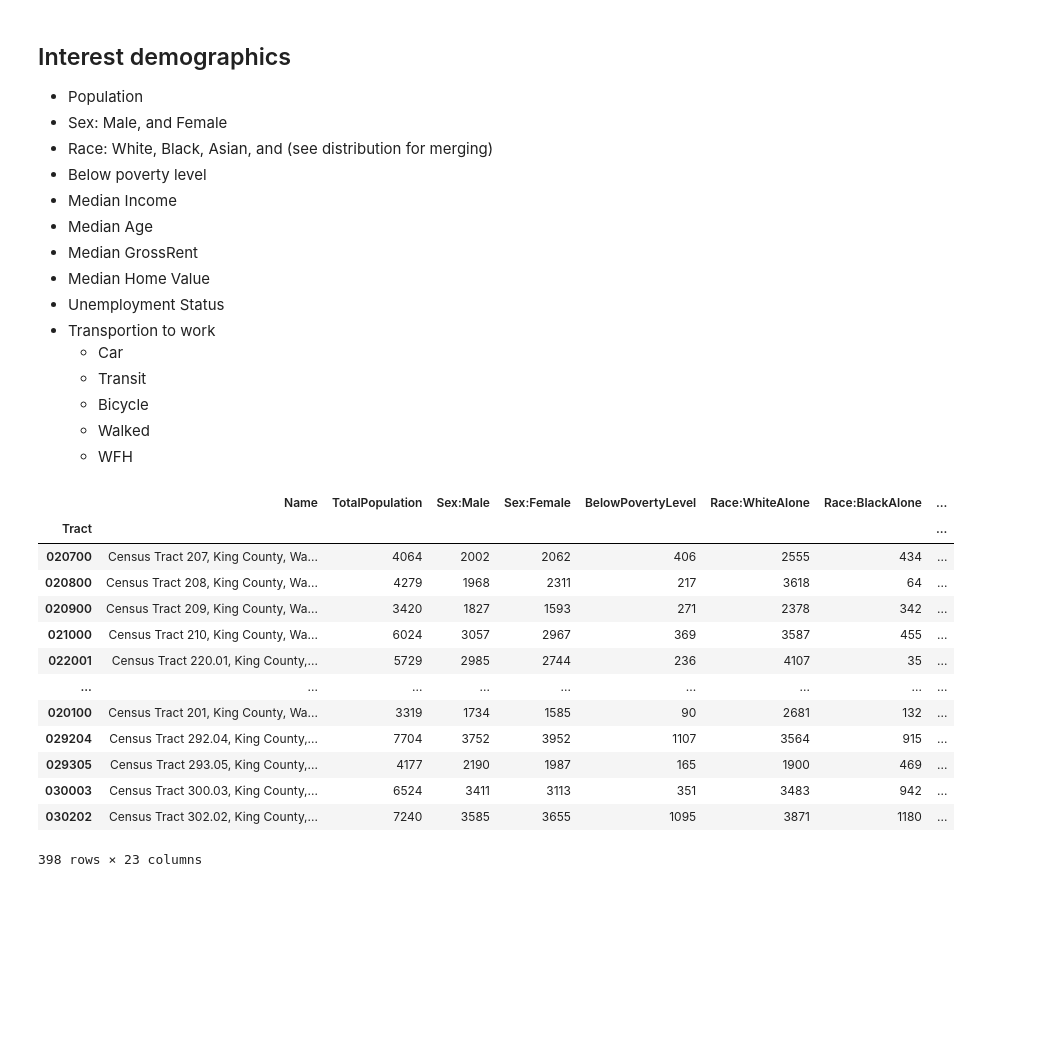
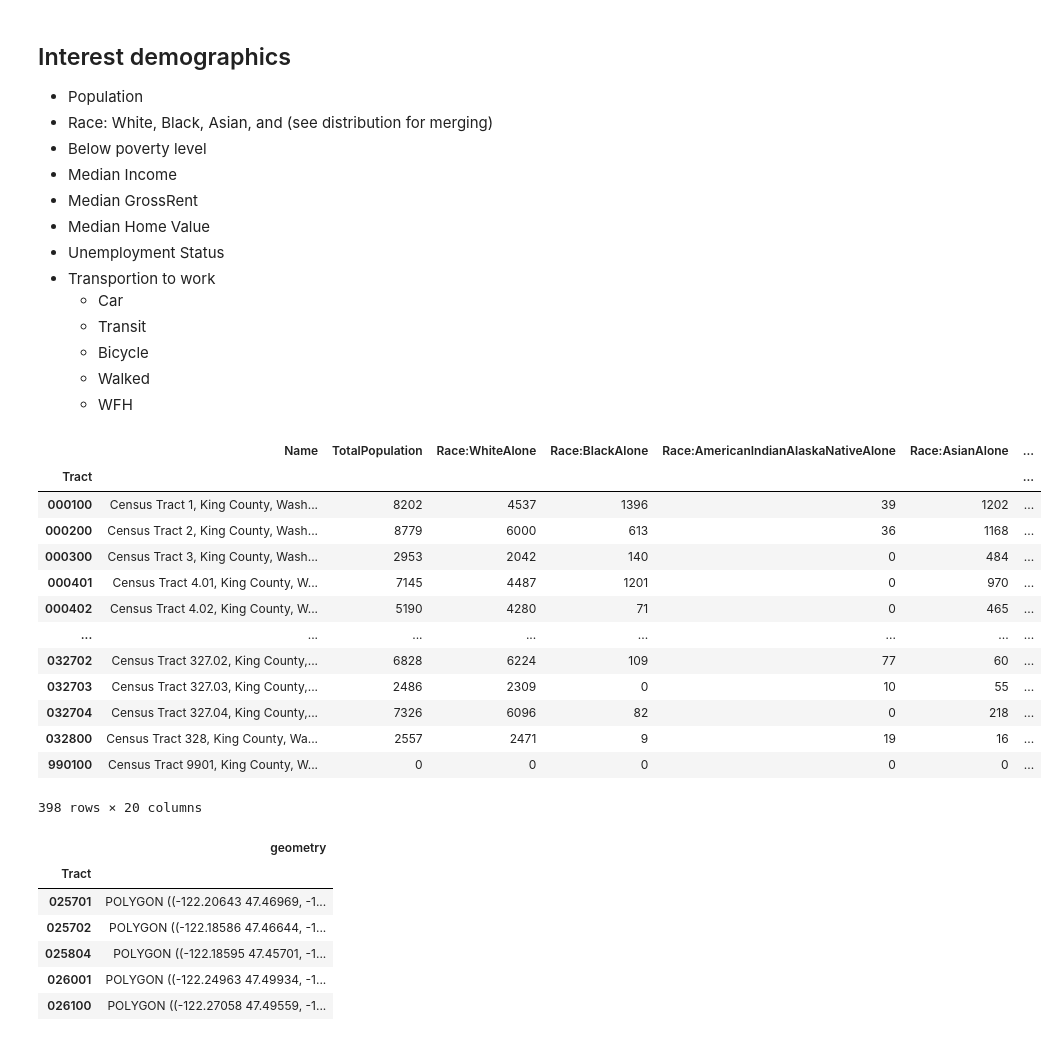
Before and after one commit to UW-GDA/land-use-travel-patterns, a Jupyter notebook: demographic.ipynb, the cells around one changed output. Saved outputs shown, nothing was run; the diff lists cells and outputs as text; code cells hidden in the pictures; blank space fills up the shorter version.

```diff
--- a/demographic.ipynb
+++ b/demographic.ipynb
@@ -50,11 +58,9 @@ county_fips = '033'  # FIPS code for King County
 # %% [markdown]
 ## Interest demographics
 * Population
-* Sex: Male, and Female
 * Race: White, Black, Asian, and (see distribution for merging)
 * Below poverty level
 * Median Income
-* Median Age
 * Median GrossRent
 * Median Home Value
 * Unemployment Status
@@ -93,19 +99,33 @@ tables = {
 }
 # %%
+# get tracts data
 census_data = get_census_data(tables, state_fips, county_fips)
-census_data
+census_data.sort_values(by='Tract')
 # %% [output]
-|  | Name | TotalPopulation | Sex:Male | Sex:Female | BelowPovertyLevel | Race:WhiteAlone | Race:BlackAlone | ... |
-| Tract |  |  |  |  |  |  |  | ... |
-| 020700 | Census Tract 207, King County, Wa... | 4064 | 2002 | 2062 | 406 | 2555 | 434 | ... |
-| 020800 | Census Tract 208, King County, Wa... | 4279 | 1968 | 2311 | 217 | 3618 | 64 | ... |
-| 020900 | Census Tract 209, King County, Wa... | 3420 | 1827 | 1593 | 271 | 2378 | 342 | ... |
-| 021000 | Census Tract 210, King County, Wa... | 6024 | 3057 | 2967 | 369 | 3587 | 455 | ... |
-| 022001 | Census Tract 220.01, King County,... | 5729 | 2985 | 2744 | 236 | 4107 | 35 | ... |
-| ... | ... | ... | ... | ... | ... | ... | ... | ... |
-| 020100 | Census Tract 201, King County, Wa... | 3319 | 1734 | 1585 | 90 | 2681 | 132 | ... |
-| 029204 | Census Tract 292.04, King County,... | 7704 | 3752 | 3952 | 1107 | 3564 | 915 | ... |
-| 029305 | Census Tract 293.05, King County,... | 4177 | 2190 | 1987 | 165 | 1900 | 469 | ... |
-| 030003 | Census Tract 300.03, King County,... | 6524 | 3411 | 3113 | 351 | 3483 | 942 | ... |
-| 030202 | Census Tract 302.02, King County,... | 7240 | 3585 | 3655 | 1095 | 3871 | 1180 | ... |
+|  | Name | TotalPopulation | Race:WhiteAlone | Race:BlackAlone | Race:AmericanIndianAlaskaNativeAlone | Race:AsianAlone | ... |
+| Tract |  |  |  |  |  |  | ... |
+| 000100 | Census Tract 1, King County, Wash... | 8202 | 4537 | 1396 | 39 | 1202 | ... |
+| 000200 | Census Tract 2, King County, Wash... | 8779 | 6000 | 613 | 36 | 1168 | ... |
+| 000300 | Census Tract 3, King County, Wash... | 2953 | 2042 | 140 | 0 | 484 | ... |
+| 000401 | Census Tract 4.01, King County, W... | 7145 | 4487 | 1201 | 0 | 970 | ... |
+| 000402 | Census Tract 4.02, King County, W... | 5190 | 4280 | 71 | 0 | 465 | ... |
+| ... | ... | ... | ... | ... | ... | ... | ... |
+| 032702 | Census Tract 327.02, King County,... | 6828 | 6224 | 109 | 77 | 60 | ... |
+| 032703 | Census Tract 327.03, King County,... | 2486 | 2309 | 0 | 10 | 55 | ... |
+| 032704 | Census Tract 327.04, King County,... | 7326 | 6096 | 82 | 0 | 218 | ... |
+| 032800 | Census Tract 328, King County, Wa... | 2557 | 2471 | 9 | 19 | 16 | ... |
+| 990100 | Census Tract 9901, King County, W... | 0 | 0 | 0 | 0 | 0 | ... |
-398 rows × 23 columns
+398 rows × 20 columns
+# %%
+# get tracts geometry
+tract_geom_gdf = get_census_tract_geom(state_fips, county_fips).to_crs('EPSG:4326')
+tract_geom_gdf = gpd.GeoDataFrame(tract_geom_gdf, geometry=tract_geom_gdf['geometry'],crs='EPSG:4326')
+tract_geom_gdf.head()
+# %% [output]
+|  | geometry |
+| Tract |  |
+| 025701 | POLYGON ((-122.20643 47.46969, -1... |
+| 025702 | POLYGON ((-122.18586 47.46644, -1... |
+| 025804 | POLYGON ((-122.18595 47.45701, -1... |
+| 026001 | POLYGON ((-122.24963 47.49934, -1... |
+| 026100 | POLYGON ((-122.27058 47.49559, -1... |
```
Also changed, not shown: parts of 32 cells of this notebook.
